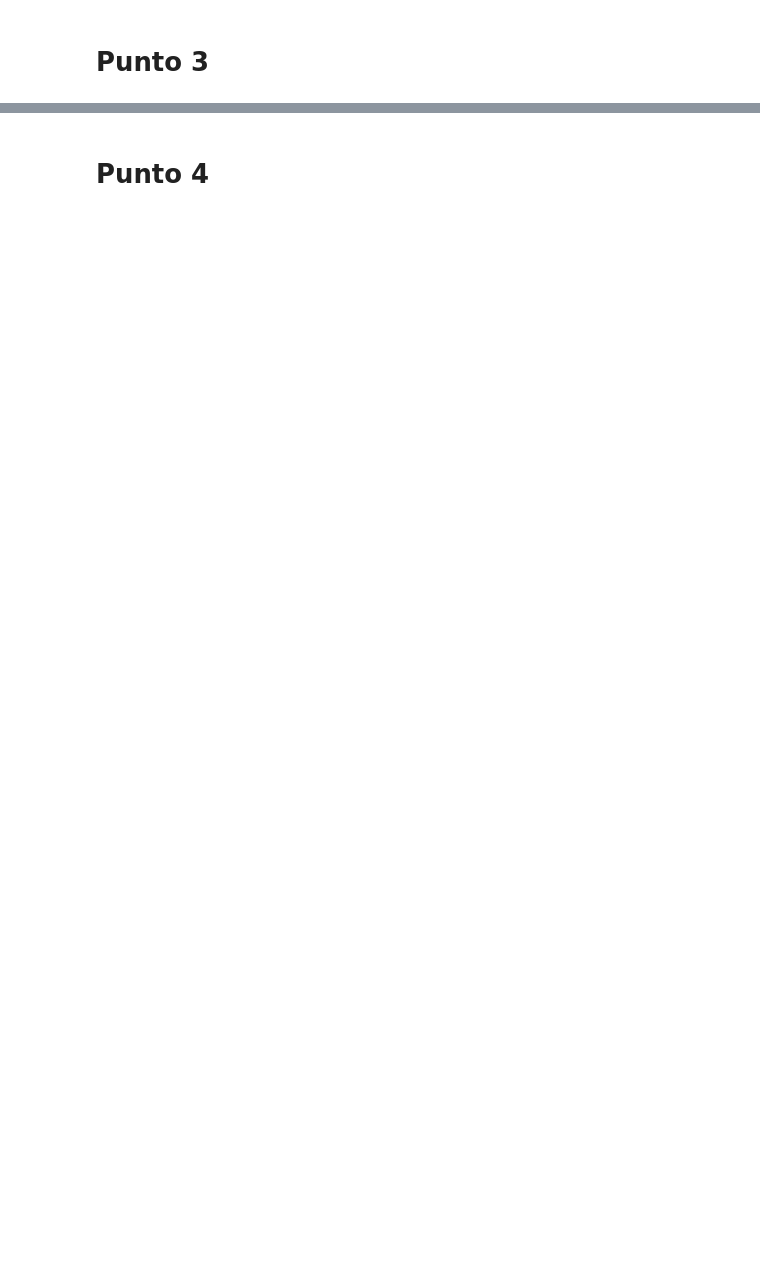
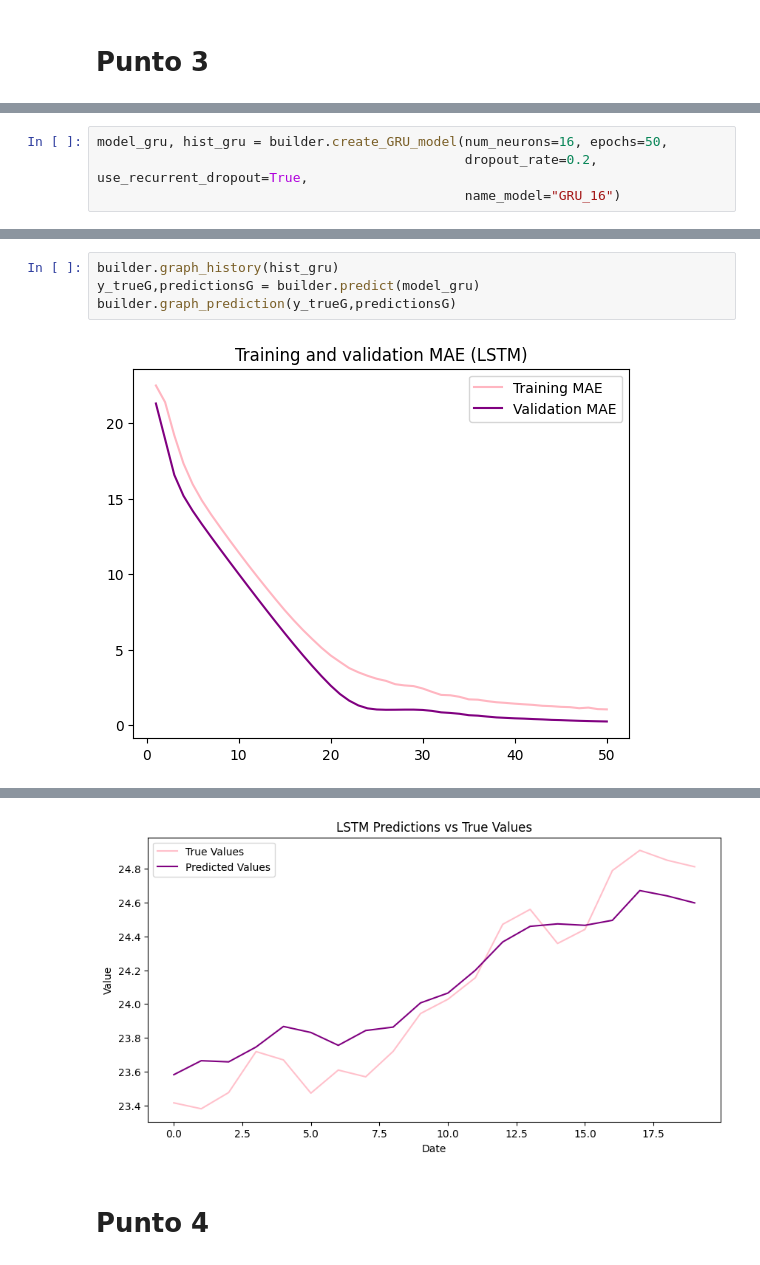
Before and after one commit to Vovleras/Taller3NunezVolveras, a Jupyter notebook: red.ipynb, the cells around one changed output, grey strips where cells are left out. Drawn from its saved outputs; the diff is of its cells as text; blank space fills up the shorter version.

```diff
--- a/red.ipynb
+++ b/red.ipynb
@@ -315,0 +313,4 @@ graph_prediction(y_true, predictions1)
+# %%
+model_gru, hist_gru = builder.create_GRU_model(num_neurons=16, epochs=50,
+                                               dropout_rate=0.2, use_recurrent_dropout=True,
+                                               name_model="GRU_16")
@@ -315,0 +335,6 @@ graph_prediction(y_true, predictions1)
+# %%
+builder.graph_history(hist_gru)
+y_trueG,predictionsG = builder.predict(model_gru)
+builder.graph_prediction(y_trueG,predictionsG)
+# %% [output]
+[figure, added]
@@ -316,2 +342,3 @@ graph_prediction(y_true, predictions1)
+[figure, added]
 # %% [markdown]
 # Punto 4
```
Also changed, not shown: parts of 30 cells of this notebook, 4 other files.
